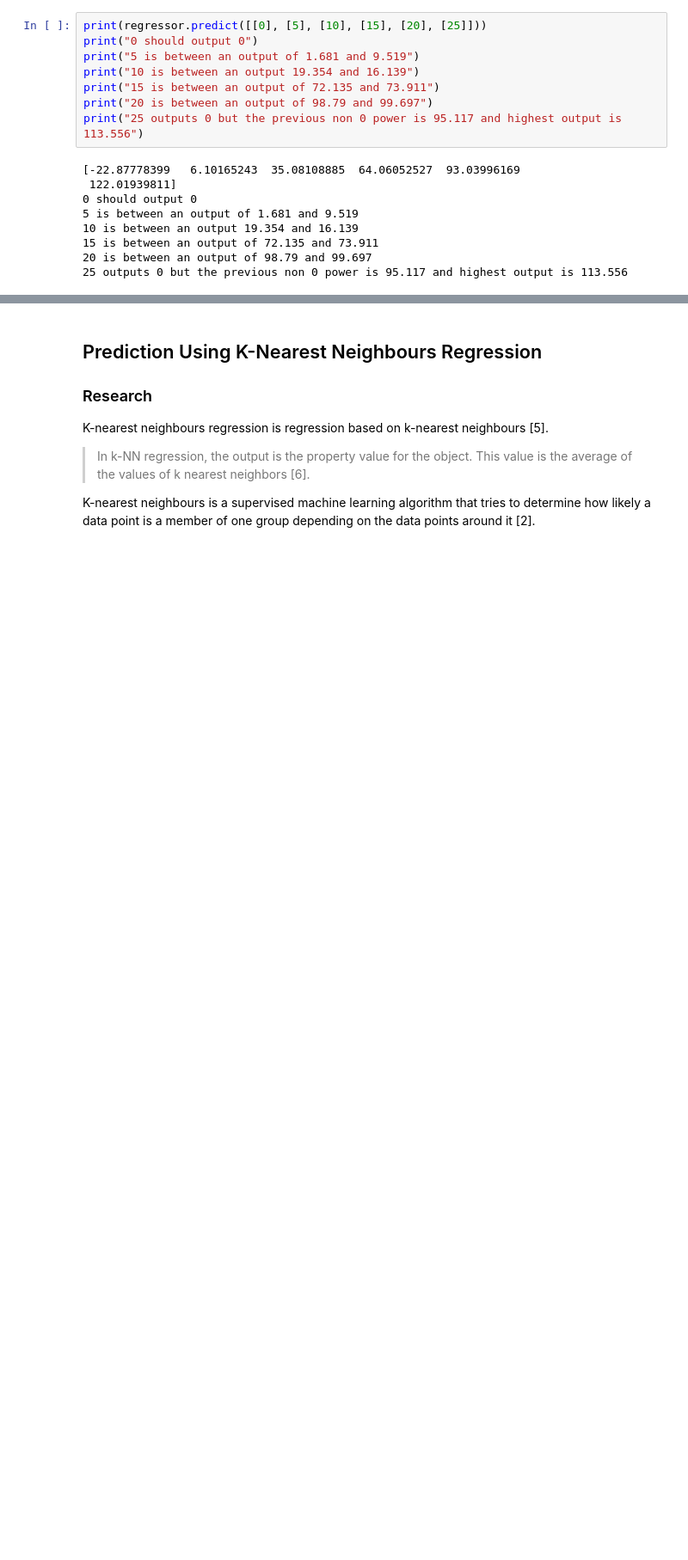
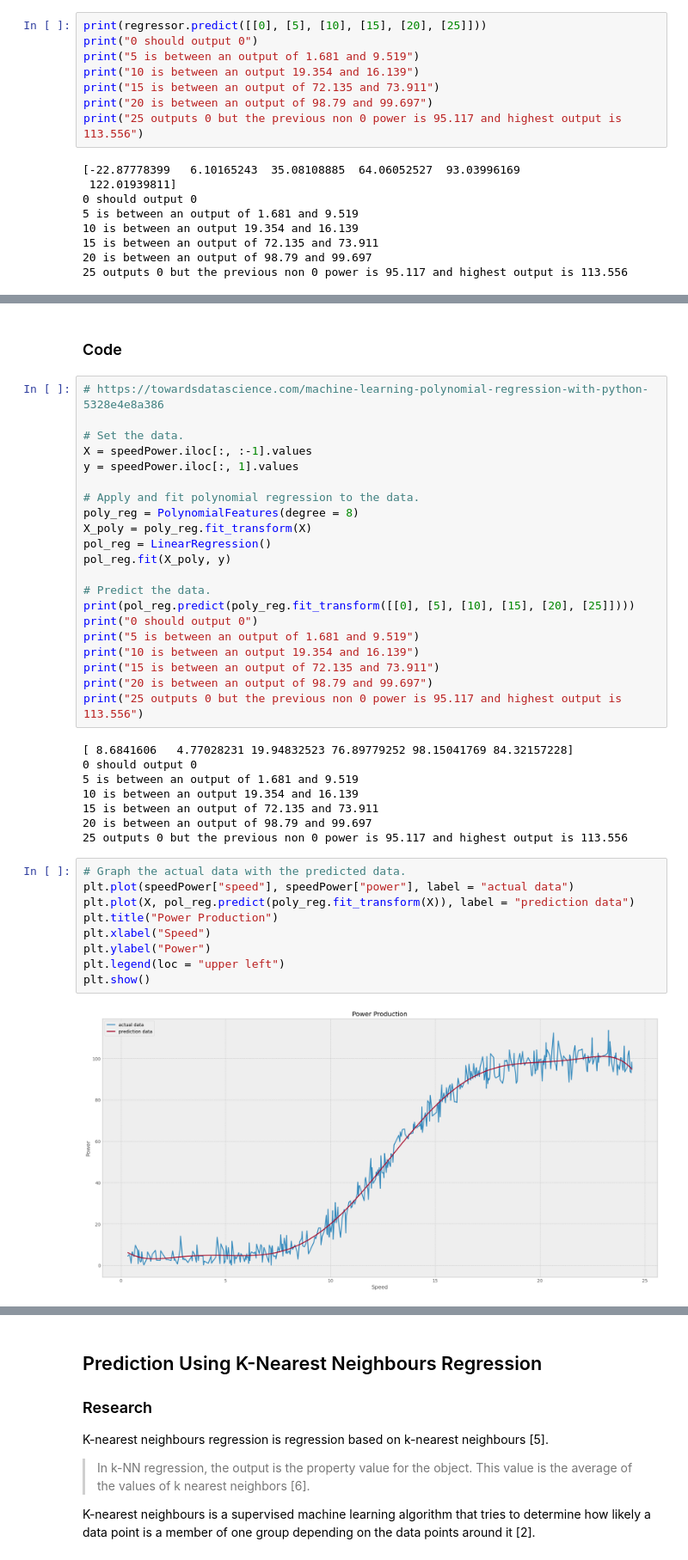
Before and after one commit to WilliamVida/EmergingTechnologiesProject, a Jupyter notebook: Project.ipynb, the cells around one changed output, grey strips where cells are left out. Shown at 86% size. Cells and saved outputs as stored; diff of their text form; blank space fills up the shorter version.

```diff
--- a/Project.ipynb
+++ b/Project.ipynb
@@ -268,0 +301,42 @@ print("25 outputs 0 but the previous non 0 power is 95.117 and highest output is
+# %% [markdown]
+### Code
+# %%
+# https://towardsdatascience.com/machine-learning-polynomial-regression-with-python-5328e4e8a386
+
+# Set the data.
+X = speedPower.iloc[:, :-1].values
+y = speedPower.iloc[:, 1].values
+
+# Apply and fit polynomial regression to the data.
+poly_reg = PolynomialFeatures(degree = 8)
+X_poly = poly_reg.fit_transform(X)
+pol_reg = LinearRegression()
+pol_reg.fit(X_poly, y)
+
+# Predict the data.
+print(pol_reg.predict(poly_reg.fit_transform([[0], [5], [10], [15], [20], [25]])))
+print("0 should output 0")
+print("5 is between an output of 1.681 and 9.519")
+print("10 is between an output 19.354 and 16.139")
+print("15 is between an output of 72.135 and 73.911")
+print("20 is between an output of 98.79 and 99.697")
+print("25 outputs 0 but the previous non 0 power is 95.117 and highest output is 113.556")
+# %% [output]
+[ 8.6841606   4.77028231 19.94832523 76.89779252 98.15041769 84.32157228]
+0 should output 0
+5 is between an output of 1.681 and 9.519
+10 is between an output 19.354 and 16.139
+15 is between an output of 72.135 and 73.911
+20 is between an output of 98.79 and 99.697
+25 outputs 0 but the previous non 0 power is 95.117 and highest output is 113.556
+# %%
+# Graph the actual data with the predicted data.
+plt.plot(speedPower["speed"], speedPower["power"], label = "actual data")
+plt.plot(X, pol_reg.predict(poly_reg.fit_transform(X)), label = "prediction data")
+plt.title("Power Production")
+plt.xlabel("Speed")
+plt.ylabel("Power")
+plt.legend(loc = "upper left")
+plt.show()
+# %% [output]
+[figure, added]
```
Also changed, not shown: parts of 27 cells of this notebook, 4 other files.
